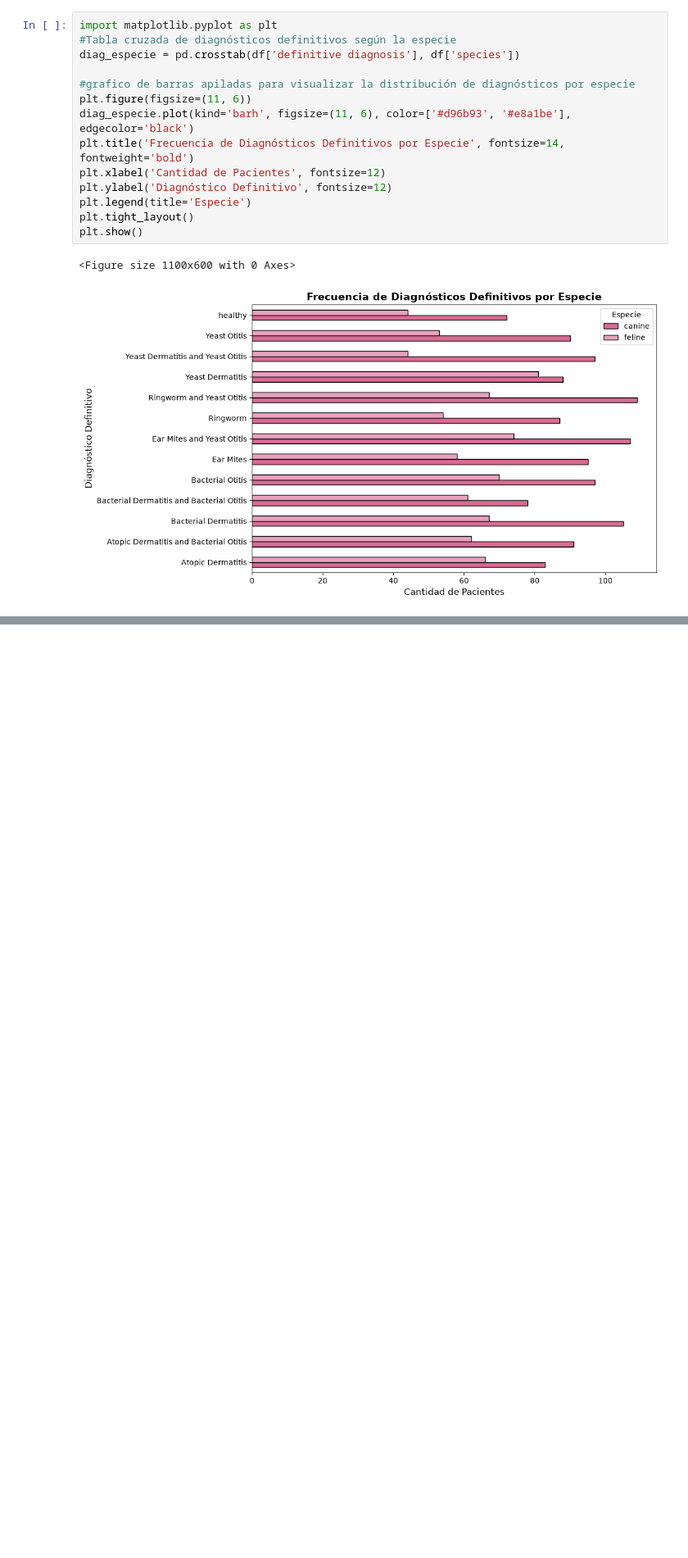
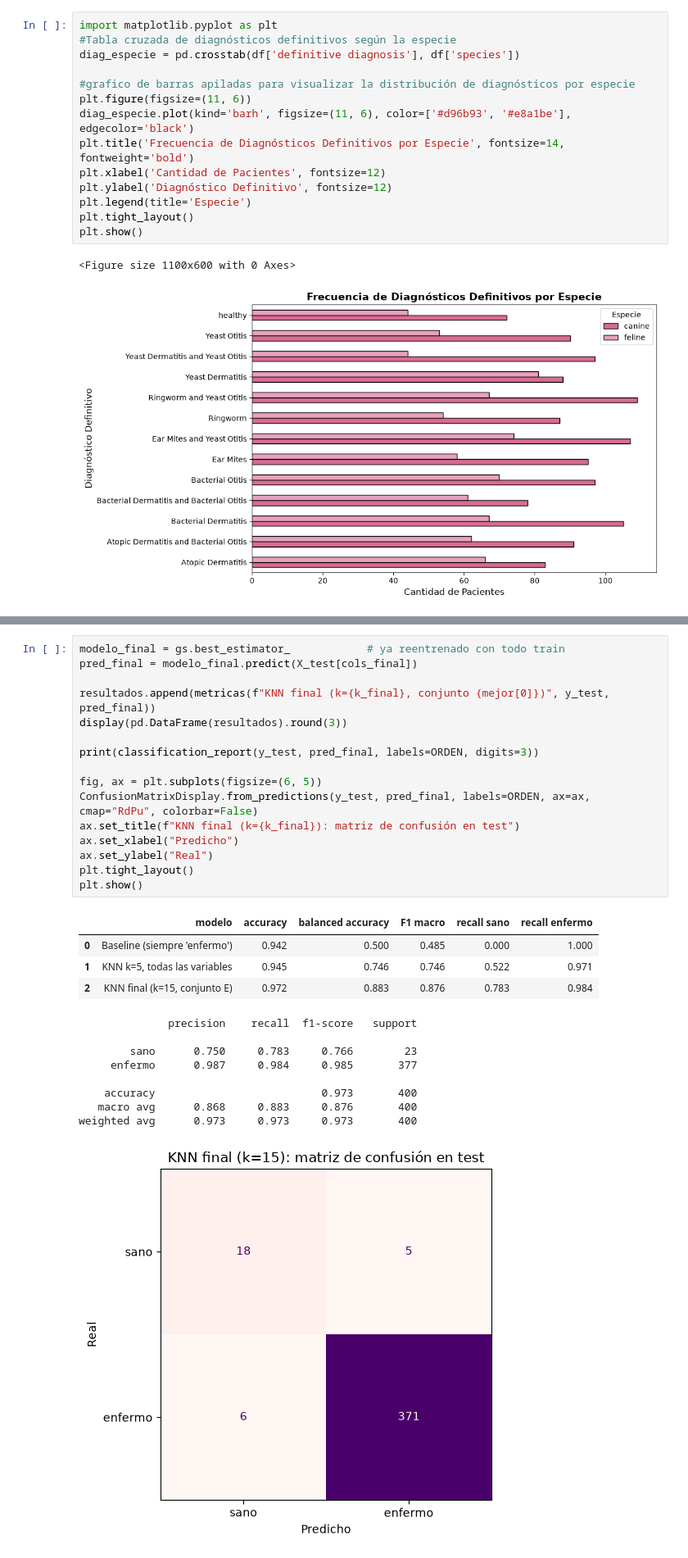
Before and after one commit to juanacebreiros2-ai/TP-PYTONH, a Jupyter notebook: TP-PYTONH-main/pruebaDataset10.ipynb, the cells around one changed output, grey strips where cells are left out. Shown at 82% size. Cells and saved outputs as stored; diff of their text form; blank space fills up the shorter version.

```diff
--- a/TP-PYTONH-main/pruebaDataset10.ipynb
+++ b/TP-PYTONH-main/pruebaDataset10.ipynb
@@ -367,0 +757,30 @@ plt.show()
+# %%
+modelo_final = gs.best_estimator_            # ya reentrenado con todo train
+pred_final = modelo_final.predict(X_test[cols_final])
+
+resultados.append(metricas(f"KNN final (k={k_final}, conjunto {mejor[0]})", y_test, pred_final))
+display(pd.DataFrame(resultados).round(3))
+
+print(classification_report(y_test, pred_final, labels=ORDEN, digits=3))
+
+fig, ax = plt.subplots(figsize=(6, 5))
+ConfusionMatrixDisplay.from_predictions(y_test, pred_final, labels=ORDEN, ax=ax, cmap="RdPu", colorbar=False)
+ax.set_title(f"KNN final (k={k_final}): matriz de confusión en test")
+ax.set_xlabel("Predicho")
+ax.set_ylabel("Real")
+plt.tight_layout()
+plt.show()
+# %% [output]
+|  | modelo | accuracy | balanced accuracy | F1 macro | recall sano | recall enfermo |
+| 0 | Baseline (siempre 'enfermo') | 0.942 | 0.500 | 0.485 | 0.000 | 1.000 |
+| 1 | KNN k=5, todas las variables | 0.945 | 0.746 | 0.746 | 0.522 | 0.971 |
+| 2 | KNN final (k=15, conjunto E) | 0.972 | 0.883 | 0.876 | 0.783 | 0.984 |
+              precision    recall  f1-score   support
+
+        sano      0.750     0.783     0.766        23
+     enfermo      0.987     0.984     0.985       377
+
+    accuracy                          0.973       400
+   macro avg      0.868     0.883     0.876       400
+weighted avg      0.973     0.973     0.973       400
+[figure, added]
```
Also changed, not shown: parts of 38 cells of this notebook.
